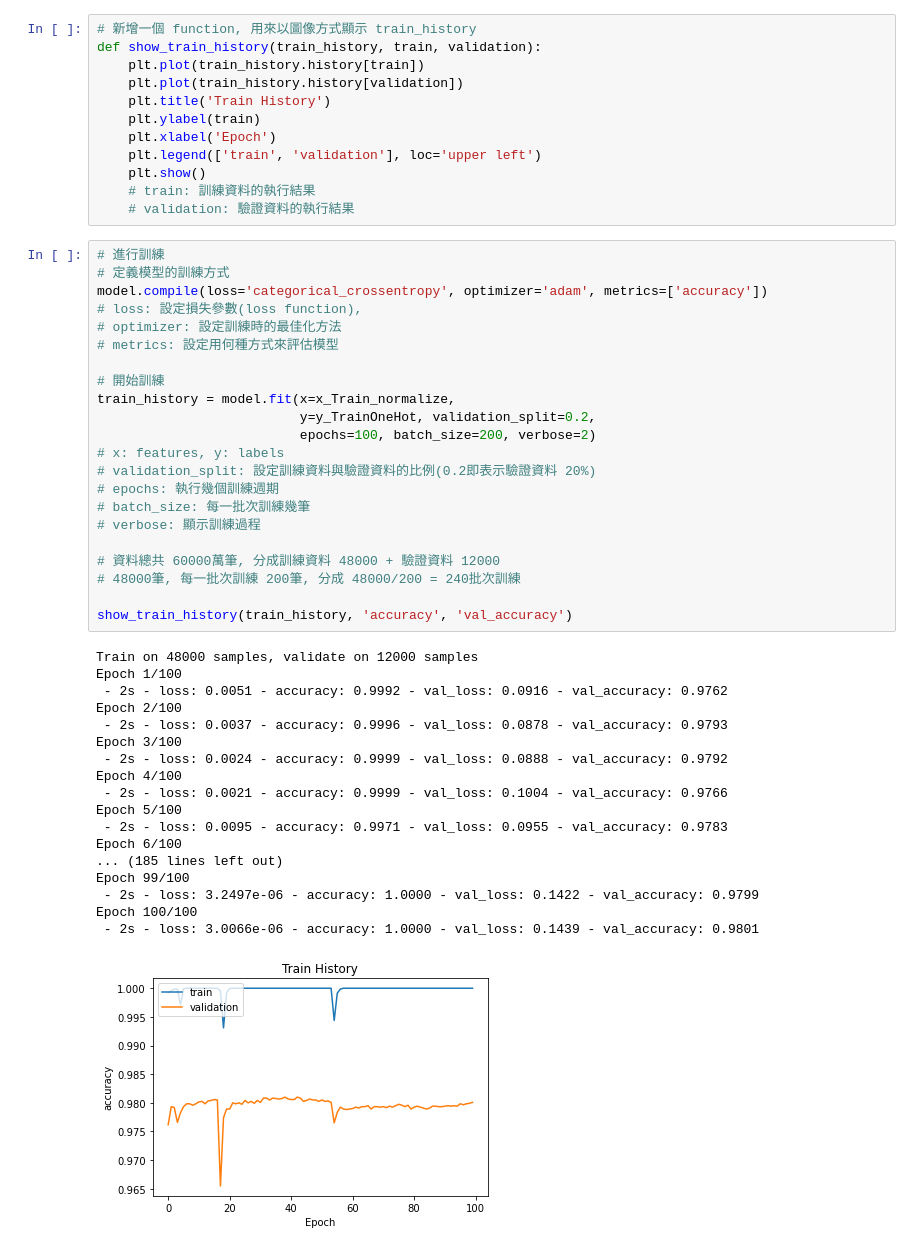
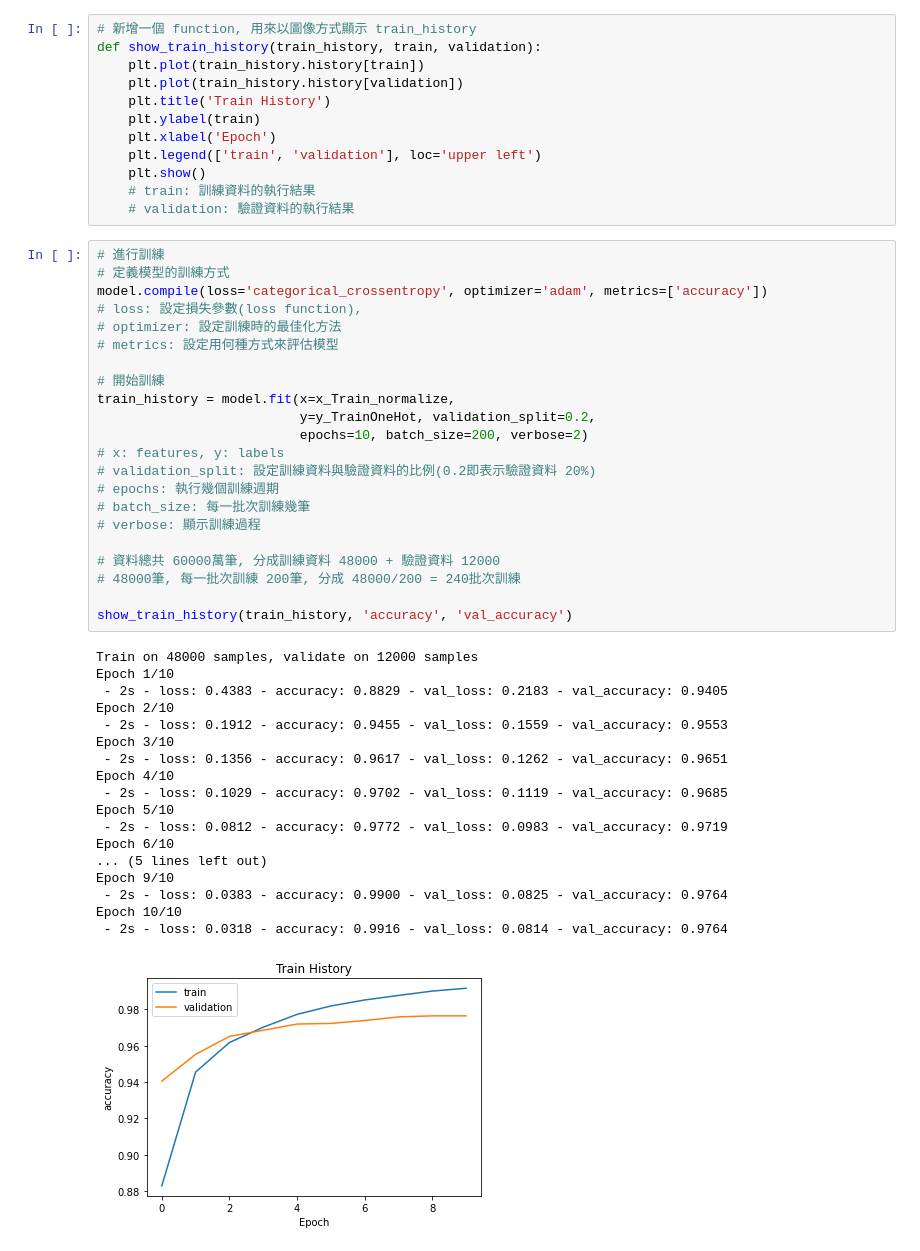
Before and after one commit to haochinnate/PieceNote, a Jupyter notebook: Software/DeepLearning/MLP/mnist_keras_mlp.ipynb, the cells around one changed output. Drawn from its saved outputs; the diff is of its cells as text.

```diff
--- a/Software/DeepLearning/MLP/mnist_keras_mlp.ipynb
+++ b/Software/DeepLearning/MLP/mnist_keras_mlp.ipynb
@@ -167,44 +145,44 @@ def show_train_history(train_history, train, validation):
 # %%
 # 進行訓練
 # 定義模型的訓練方式
 model.compile(loss='categorical_crossentropy', optimizer='adam', metrics=['accuracy'])
 # loss: 設定損失參數(loss function),
 # optimizer: 設定訓練時的最佳化方法
 # metrics: 設定用何種方式來評估模型
 
 # 開始訓練
 train_history = model.fit(x=x_Train_normalize,
                           y=y_TrainOneHot, validation_split=0.2,
-                          epochs=100, batch_size=200, verbose=2)
+                          epochs=10, batch_size=200, verbose=2)
 # x: features, y: labels
 # validation_split: 設定訓練資料與驗證資料的比例(0.2即表示驗證資料 20%)
 # epochs: 執行幾個訓練週期
 # batch_size: 每一批次訓練幾筆
 # verbose: 顯示訓練過程
 
 # 資料總共 60000萬筆, 分成訓練資料 48000 + 驗證資料 12000
 # 48000筆, 每一批次訓練 200筆, 分成 48000/200 = 240批次訓練
 
 show_train_history(train_history, 'accuracy', 'val_accuracy')
 # %% [output]
 Train on 48000 samples, validate on 12000 samples
-Epoch 1/100
- - 2s - loss: 0.0051 - accuracy: 0.9992 - val_loss: 0.0916 - val_accuracy: 0.9762
-Epoch 2/100
- - 2s - loss: 0.0037 - accuracy: 0.9996 - val_loss: 0.0878 - val_accuracy: 0.9793
-Epoch 3/100
- - 2s - loss: 0.0024 - accuracy: 0.9999 - val_loss: 0.0888 - val_accuracy: 0.9792
-Epoch 4/100
- - 2s - loss: 0.0021 - accuracy: 0.9999 - val_loss: 0.1004 - val_accuracy: 0.9766
-Epoch 5/100
- - 2s - loss: 0.0095 - accuracy: 0.9971 - val_loss: 0.0955 - val_accuracy: 0.9783
-Epoch 6/100
-... (185 lines left out)
-Epoch 99/100
- - 2s - loss: 3.2497e-06 - accuracy: 1.0000 - val_loss: 0.1422 - val_accuracy: 0.9799
-Epoch 100/100
- - 2s - loss: 3.0066e-06 - accuracy: 1.0000 - val_loss: 0.1439 - val_accuracy: 0.9801
+Epoch 1/10
+ - 2s - loss: 0.4383 - accuracy: 0.8829 - val_loss: 0.2183 - val_accuracy: 0.9405
+Epoch 2/10
+ - 2s - loss: 0.1912 - accuracy: 0.9455 - val_loss: 0.1559 - val_accuracy: 0.9553
+Epoch 3/10
+ - 2s - loss: 0.1356 - accuracy: 0.9617 - val_loss: 0.1262 - val_accuracy: 0.9651
+Epoch 4/10
+ - 2s - loss: 0.1029 - accuracy: 0.9702 - val_loss: 0.1119 - val_accuracy: 0.9685
+Epoch 5/10
+ - 2s - loss: 0.0812 - accuracy: 0.9772 - val_loss: 0.0983 - val_accuracy: 0.9719
+Epoch 6/10
+... (5 lines left out)
+Epoch 9/10
+ - 2s - loss: 0.0383 - accuracy: 0.9900 - val_loss: 0.0825 - val_accuracy: 0.9764
+Epoch 10/10
+ - 2s - loss: 0.0318 - accuracy: 0.9916 - val_loss: 0.0814 - val_accuracy: 0.9764
-[figure, old version]
+[figure, new version]
 # %%
 # 以測試資料評估模型準確率
 scores = model.evaluate(x_Test_normalize, y_TestOneHot)
```
Also changed, not shown: parts of 6 cells of this notebook, 1 other file.
